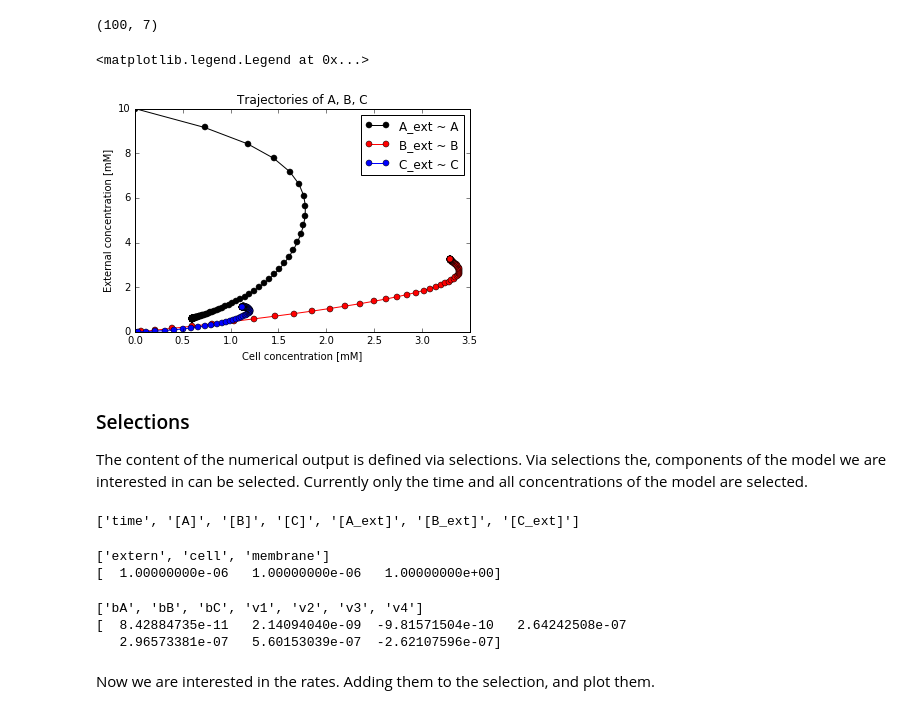
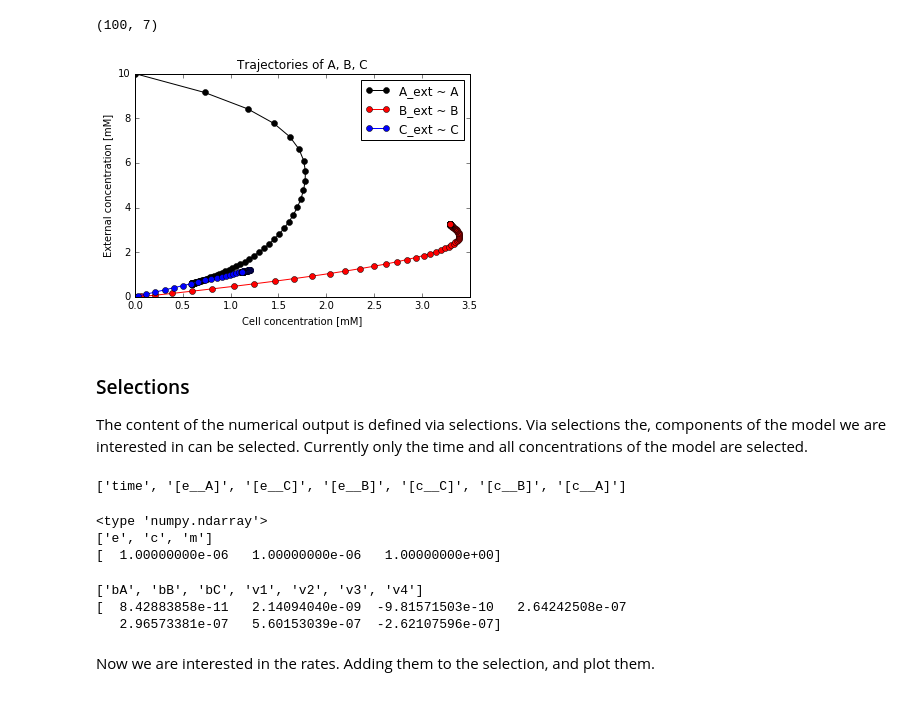
Before and after one commit to jingyayeah/multiscale-galactose, a Jupyter notebook: python/multiscalepy/multiscale/examples/notebook/demo_basic.ipynb, the cells around one changed output. Cells and saved outputs as stored; diff of their text form; code cells hidden in the pictures.

```diff
--- a/python/multiscalepy/multiscale/examples/notebook/demo_basic.ipynb
+++ b/python/multiscalepy/multiscale/examples/notebook/demo_basic.ipynb
@@ -223,39 +218,40 @@ result.shape
 (100, 7)
 # %%
 # plot some concentrations against each other
-plt.plot(result['[A]'], result['[A_ext]'], '-o', color='black', label="A_ext ~ A")
-plt.plot(result['[B]'], result['[B_ext]'], '-o', color='red', label="B_ext ~ B")
-plt.plot(result['[C]'], result['[C_ext]'], '-o', color='blue', label="C_ext ~ C")
+plt.plot(result['[c__A]'], result['[e__A]'], '-o', color='black', label="A_ext ~ A")
+plt.plot(result['[c__B]'], result['[e__B]'], '-o', color='red', label="B_ext ~ B")
+plt.plot(result['[c__C]'], result['[c__C]'], '-o', color='blue', label="C_ext ~ C")
 plt.xlabel('Cell concentration [mM]')
 plt.ylabel('External concentration [mM]')
 plt.title('Trajectories of A, B, C')
-plt.legend()
+plt.legend();
 # %% [output]
-<matplotlib.legend.Legend at 0x...>
-[figure, old version]
+[figure, new version]
 # %% [markdown]
 ### Selections
 
 The content of the numerical output is defined via selections. Via selections the, components of the model we are interested in can be selected.
 Currently only the time and all concentrations of the model are selected.
 # %%
-print rr.selections
+print(r.selections)
 # %% [output]
-['time', '[A]', '[B]', '[C]', '[A_ext]', '[B_ext]', '[C_ext]']
+['time', '[e__A]', '[e__C]', '[e__B]', '[c__C]', '[c__B]', '[c__A]']
 # %%
 # get all the compartment volumes at end point
-print rr.model.getCompartmentIds()
-print rr.model.getCompartmentVolumes()
+print(type(r.model.getCompartmentVolumes()))
+print(r.model.getCompartmentIds())
+print(r.model.getCompartmentVolumes())
 # %% [output]
-['extern', 'cell', 'membrane']
+<type 'numpy.ndarray'>
+['e', 'c', 'm']
 [  1.00000000e-06   1.00000000e-06   1.00000000e+00]
 # %%
 # get all the reactionRates at end point
-print rr.model.getReactionIds()
-print rr.model.getReactionRates()
+print(r.model.getReactionIds())
+print(r.model.getReactionRates())
 # %% [output]
 ['bA', 'bB', 'bC', 'v1', 'v2', 'v3', 'v4']
-[  8.42884735e-11   2.14094040e-09  -9.81571504e-10   2.64242508e-07
+[  8.42883858e-11   2.14094040e-09  -9.81571503e-10   2.64242508e-07
    2.96573381e-07   5.60153039e-07  -2.62107596e-07]
 # %% [markdown]
 Now we are interested in the rates. Adding them to the selection, and plot them.
```
Also changed, not shown: parts of 32 cells of this notebook, 1 other file.
